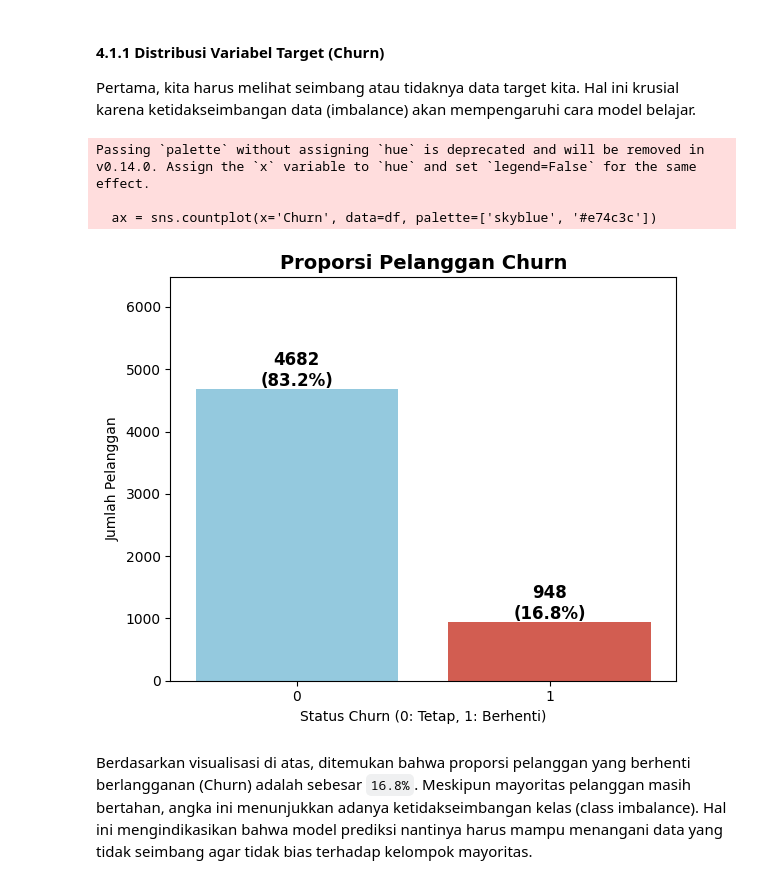
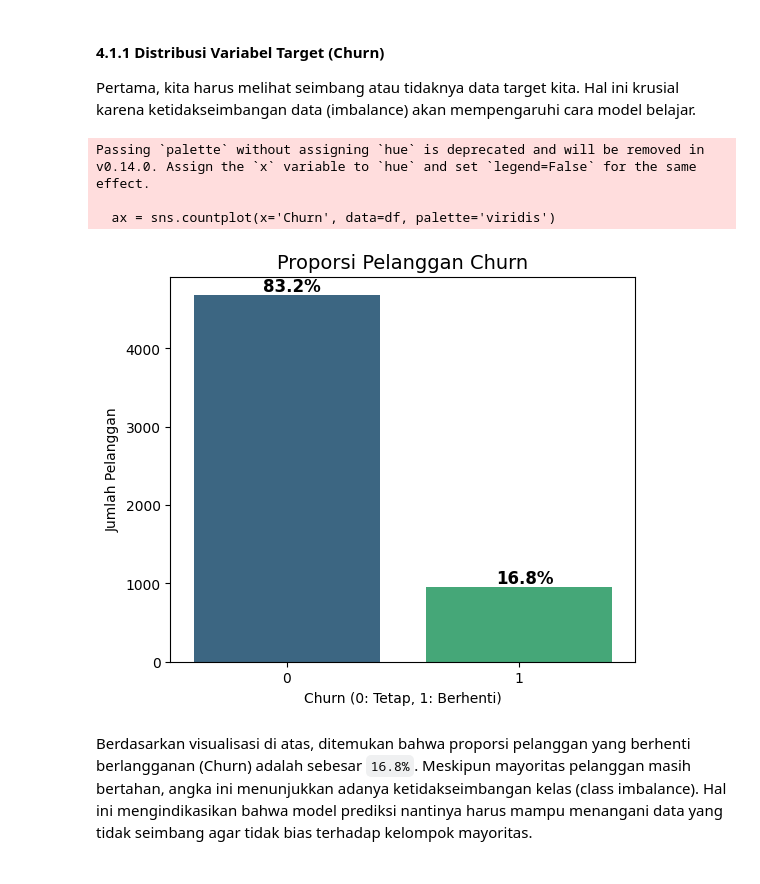
Before and after one commit to FarhanBud/ecommerce-customer-churn-prediciton-finpro, a Jupyter notebook: ECommerceChurn-Finpro.ipynb, the cells around one changed output. Drawn from its saved outputs; the diff is of its cells as text; code cells hidden in the pictures.

```diff
--- a/ECommerceChurn-Finpro.ipynb
+++ b/ECommerceChurn-Finpro.ipynb
@@ -577,41 +570,24 @@ Analisis Multivariat: Melihat interaksi antar beberapa variabel sekaligus terhad
 Pertama, kita harus melihat seimbang atau tidaknya data target kita. Hal ini krusial karena ketidakseimbangan data (imbalance) akan mempengaruhi cara model belajar.
 # %%
 plt.figure(figsize=(6, 5))
-
-# Mengganti palette menjadi list warna: [Biru, Merah]
-# 'skyblue' untuk kelas 0, '#e74c3c' (merah bata) untuk kelas 1
-ax = sns.countplot(x='Churn', data=df, palette=['skyblue', '#e74c3c'])
+ax = sns.countplot(x='Churn', data=df, palette='viridis')
 
 total = len(df)
 for p in ax.patches:
-    height = p.get_height()
+    percentage = f'{100 * p.get_height() / total:.1f}%'
+    x = p.get_x() + p.get_width() / 2 - 0.1
+    y = p.get_height() + 50
+    ax.annotate(percentage, (x, y), fontsize=12, fontweight='bold')
 
-    # Menghitung persentase
-    percentage = f'{100 * height / total:.1f}%'
-
-    # Label teks: Jumlah (Persentase)
-    label = f"{int(height)}\n({percentage})"
-
-    # Posisi label
-    x = p.get_x() + p.get_width() / 2
-    y = height + 50
-
-    ax.annotate(label, (x, y), ha='center', fontsize=12, fontweight='bold', color='black')
-
-plt.title('Proporsi Pelanggan Churn', fontsize=14, fontweight='bold')
-plt.xlabel('Status Churn (0: Tetap, 1: Berhenti)')
+plt.title('Proporsi Pelanggan Churn', fontsize=14)
+plt.xlabel('Churn (0: Tetap, 1: Berhenti)')
 plt.ylabel('Jumlah Pelanggan')
-
-# Memberi ruang lebih di atas agar label tidak terpotong
-plt.ylim(0, total * 1.15)
-
-plt.tight_layout()
 plt.show()
 # %% [output]
 Passing `palette` without assigning `hue` is deprecated and will be removed in v0.14.0. Assign the `x` variable to `hue` and set `legend=False` for the same effect.
 
-  ax = sns.countplot(x='Churn', data=df, palette=['skyblue', '#e74c3c'])
+  ax = sns.countplot(x='Churn', data=df, palette='viridis')
-[figure, old version]
+[figure, new version]
 # %% [markdown]
 Berdasarkan visualisasi di atas, ditemukan bahwa proporsi pelanggan yang berhenti berlangganan (Churn) adalah sebesar `16.8%`. Meskipun mayoritas pelanggan masih bertahan, angka ini menunjukkan adanya ketidakseimbangan kelas (class imbalance). Hal ini mengindikasikan bahwa model prediksi nantinya harus mampu menangani data yang tidak seimbang agar tidak bias terhadap kelompok mayoritas.
 # %% [markdown]
```
Also changed, not shown: parts of 18 cells of this notebook.
